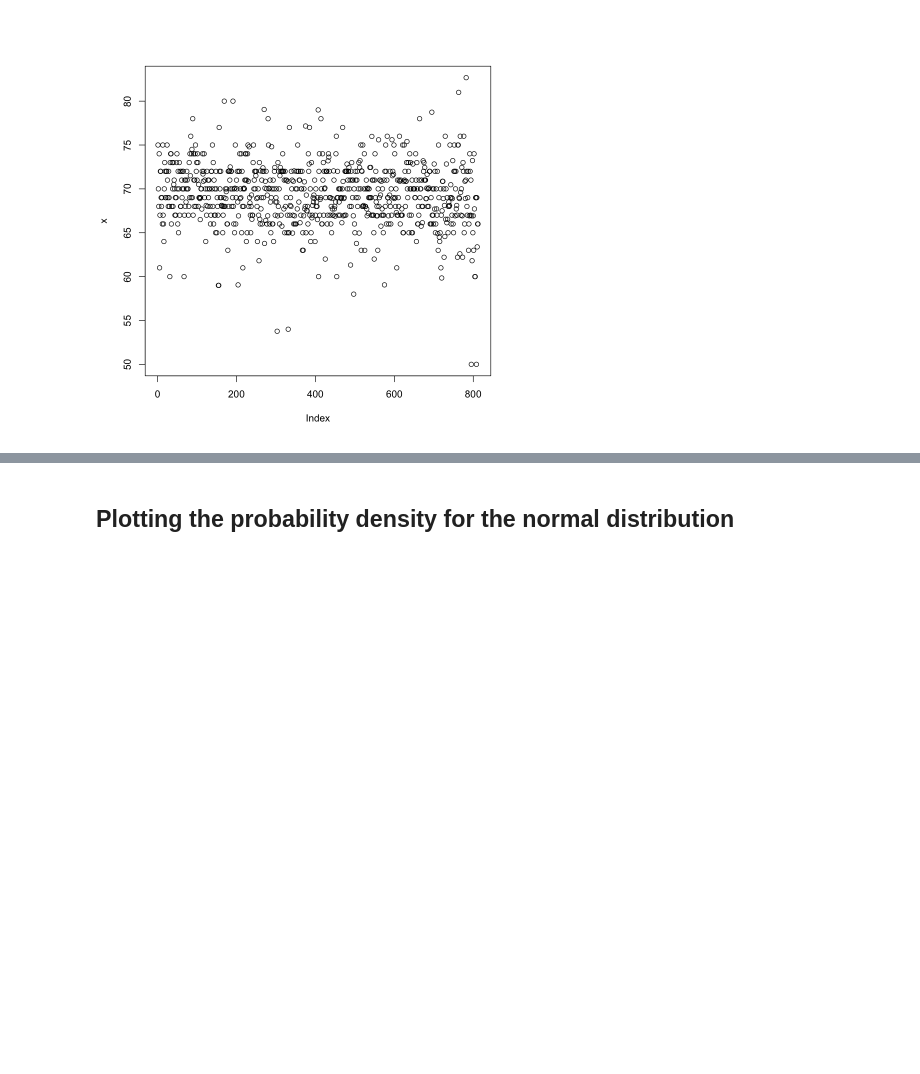
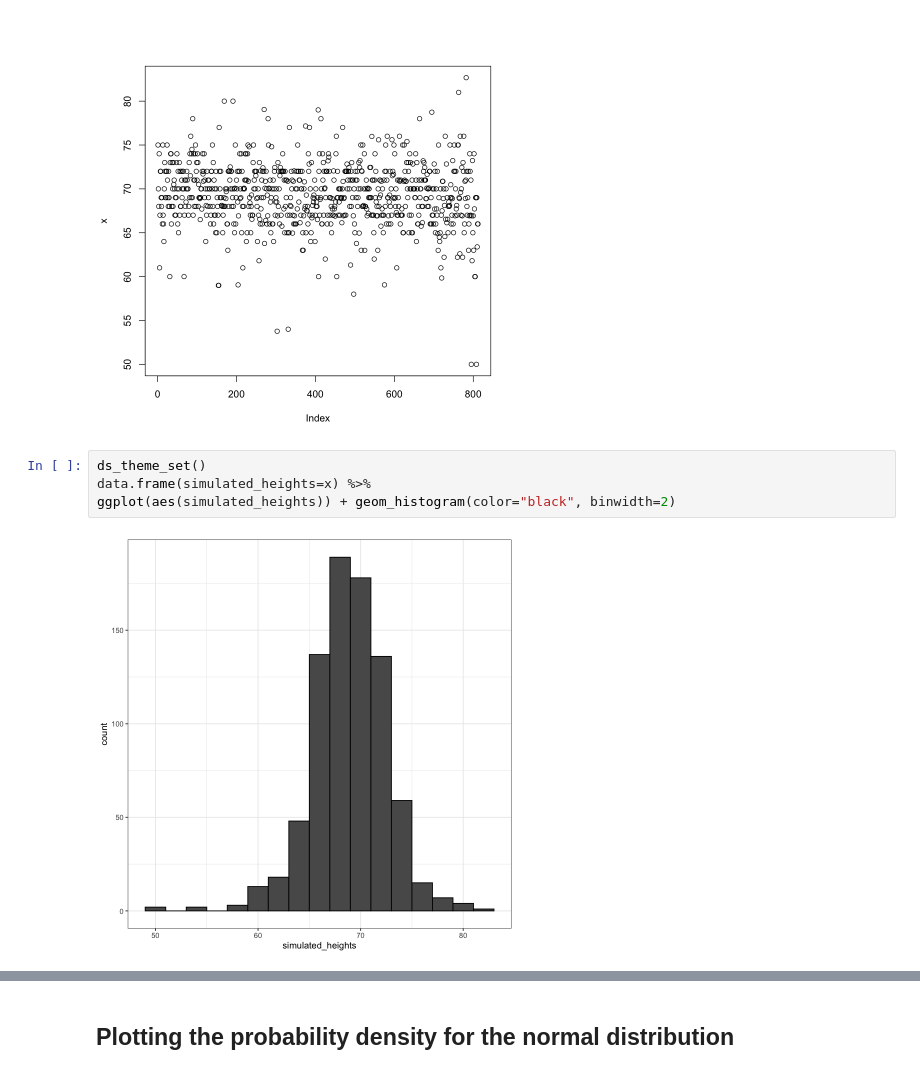
Before and after one commit to techfreakworm/probability_stats_practice, a Jupyter notebook: Data Science_Probability/continuous probability/prob density.ipynb, the cells around one changed output, grey strips where cells are left out. Saved outputs shown, nothing was run; the diff lists cells and outputs as text; blank space fills up the shorter version.

```diff
--- a/Data Science_Probability/continuous probability/prob density.ipynb
+++ b/Data Science_Probability/continuous probability/prob density.ipynb
@@ -23,6 +23,12 @@ NOTE: We can get the probability density function for the normal distribution us
 plot(x)
 # %% [output]
 [figure]
+# %%
+ds_theme_set()
+data.frame(simulated_heights=x) %>%
+ggplot(aes(simulated_heights)) + geom_histogram(color="black", binwidth=2)
+# %% [output]
+[figure, added]
 # %%
 data.frame(x, f = dnorm(x)) %>%
     ggplot(aes(x, f)) +
```
Also changed, not shown: parts of 1 cell of this notebook, 1 other file.
